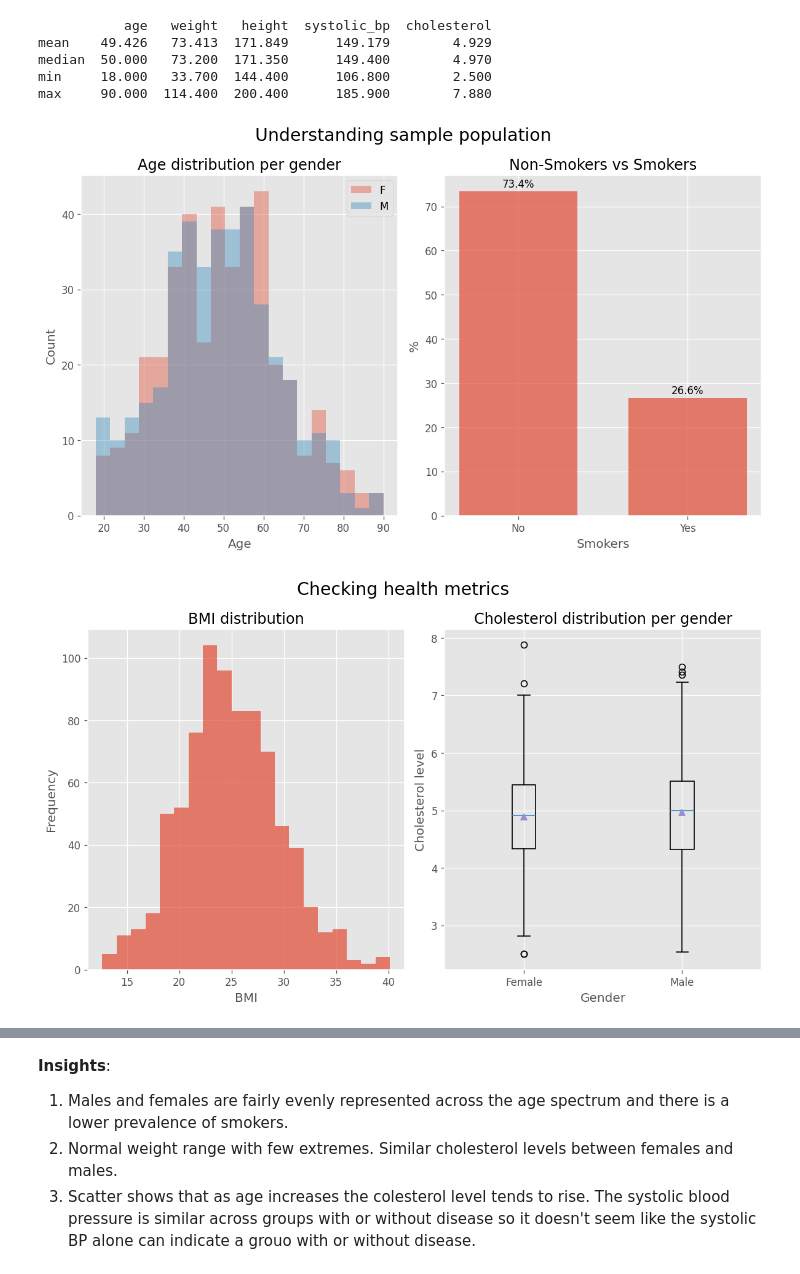
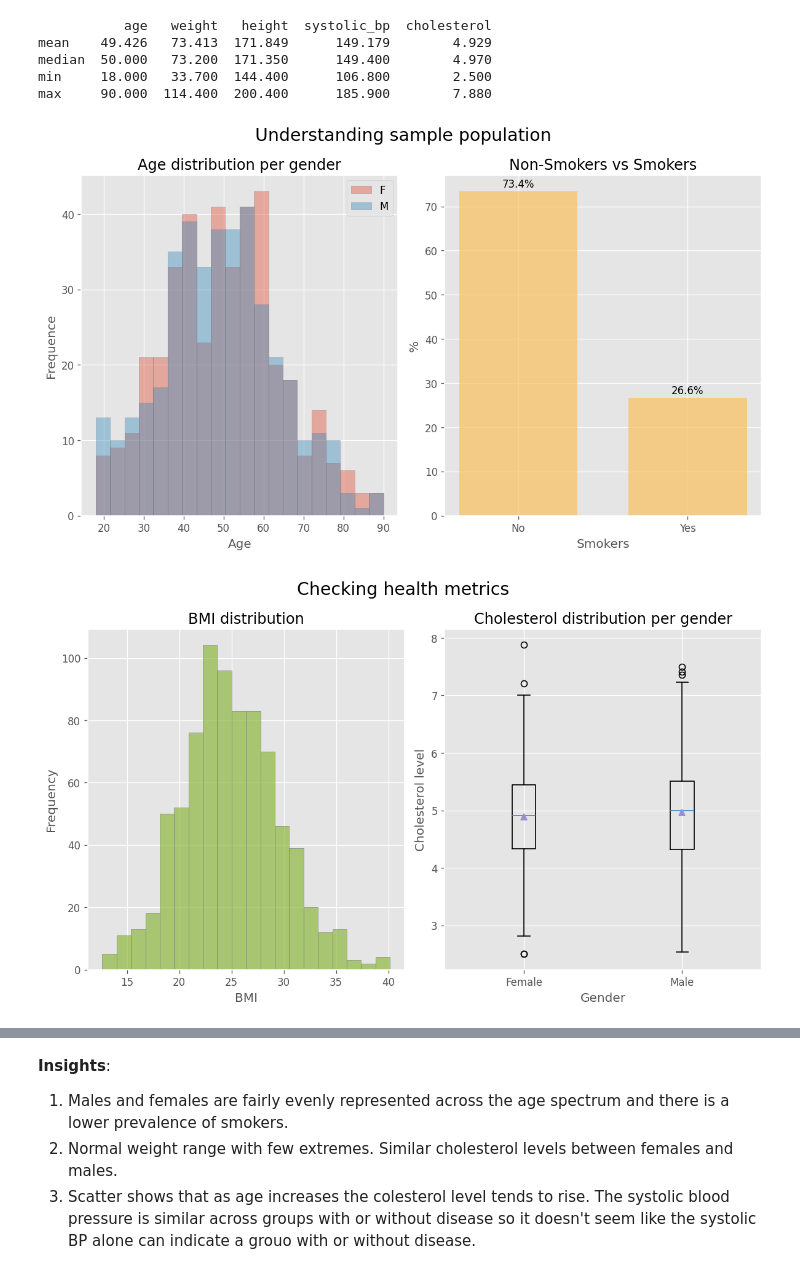
Before and after one commit to IreneGrisenti/health_study_project, a Jupyter notebook: notebook/health_analysis_part1.ipynb, the cells around one changed output, grey strips where cells are left out. Drawn from its saved outputs; the diff is of its cells as text; code cells hidden in the pictures.

```diff
--- a/notebook/health_analysis_part1.ipynb
+++ b/notebook/health_analysis_part1.ipynb
@@ -72,26 +72,29 @@ median  50.000   73.200  171.350      149.400        4.970
 min     18.000   33.700  144.400      106.800        2.500
 max     90.000  114.400  200.400      185.900        7.880
 # %%
+#ggplot palette: ['#E24A33', '#348ABD', '#988ED5', '#777777', '#FBC15E', '#8EBA42', '#FFB5B8']
+
 # Histogram: åldersfördelning efter kön
 fig1, (ax1, ax2) = plt.subplots(1, 2)
 fig1.suptitle("Understanding sample population", fontsize=17)
 
 for s, subset in df.groupby("sex"):
-    ax1.hist(subset["age"], bins=20, label=f"{s}", alpha=0.4)
+    ax1.hist(subset["age"], edgecolor="#777777", bins=20, label=f"{s}", alpha=0.4)
 ax1.set_title("Age distribution per gender")
 ax1.set_xlabel("Age")
-ax1.set_ylabel("Count")
+ax1.set_ylabel("Frequence")
 ax1.legend()
 
 # Stapeldiagram: andel rökare
 smoker_per = (df["smoker"].value_counts() / df["smoker"].count()) * 100
 
-ax2.bar(smoker_per.index, smoker_per.values, width=0.7, alpha=0.7)
+ax2.bar(smoker_per.index, smoker_per.values,
+        color="#FBC15E", width=0.7, alpha=0.7)
 ax2.set_title("Non-Smokers vs Smokers")
 ax2.set_xlabel("Smokers")
 ax2.set_ylabel("%")
 for i, v in enumerate(smoker_per.values):
-    ax2.text(i, v + 1, f"{v:.1f}%", ha='center')
+    ax2.text(i, v + 1, f"{v:.1f}%", ha="center")
 plt.tight_layout()
 plt.show()
 
@@ -100,40 +103,41 @@ fig2, (ax3, ax4) = plt.subplots(1, 2)
 fig2.suptitle("Checking health metrics", fontsize=17)
 
 df["bmi"] = df["weight"] / (df["height"] / 100)**2
-ax3.hist(df["bmi"], bins=20, alpha=0.7)
+ax3.hist(df["bmi"], color="#8EBA42", edgecolor="#777777", bins=20, alpha=0.7)
 ax3.set_title("BMI distribution")
 ax3.set_xlabel("BMI")
 ax3.set_ylabel("Frequency")
 
 # Boxplot: cholesterol efter gender
 ax4.boxplot([df.loc[df.sex == "F", "cholesterol"],
            df.loc[df.sex == "M", "cholesterol"]],
            tick_labels=["Female", "Male"],
            showmeans=True)
 ax4.set_title("Cholesterol distribution per gender")
 ax4.set_xlabel("Gender")
 ax4.set_ylabel("Cholesterol level")
 plt.tight_layout()
 plt.show()
 
 # Scatter: age vs cholesterol
 fig3, (ax5, ax6) = plt.subplots(1, 2)
 fig3.suptitle("Exploring relationships", fontsize=17)
 
-ax5.scatter(df["age"], df["cholesterol"], alpha=0.5)
+ax5.scatter(df["age"], df["cholesterol"], color="#988ED5", edgecolor="#777777", alpha=0.4)
+ax5.set_title("Age vs Cholesterol")
 ax5.set_xlabel("Age")
 ax5.set_ylabel("Cholesterol level")
 
 # Boxplot: systoliskt blodtryck efter grupp med/utan sjukdom
 ax6.boxplot([df.loc[df.disease == 1, "systolic_bp"],
            df.loc[df.disease == 0, "systolic_bp"]],
            tick_labels=["Disease", "No disease"],
            showmeans=True)
 ax6.set_title("Systolic bp distribution")
 ax6.set_xlabel("Group type")
 ax6.set_ylabel("Systolic blood pressure")
 plt.tight_layout()
 plt.show()
 # %% [output]
-[figure, old version]
+[figure, new version]
-[figure, old version]
+[figure, new version]
```
Also changed, not shown: parts of 6 cells of this notebook.
